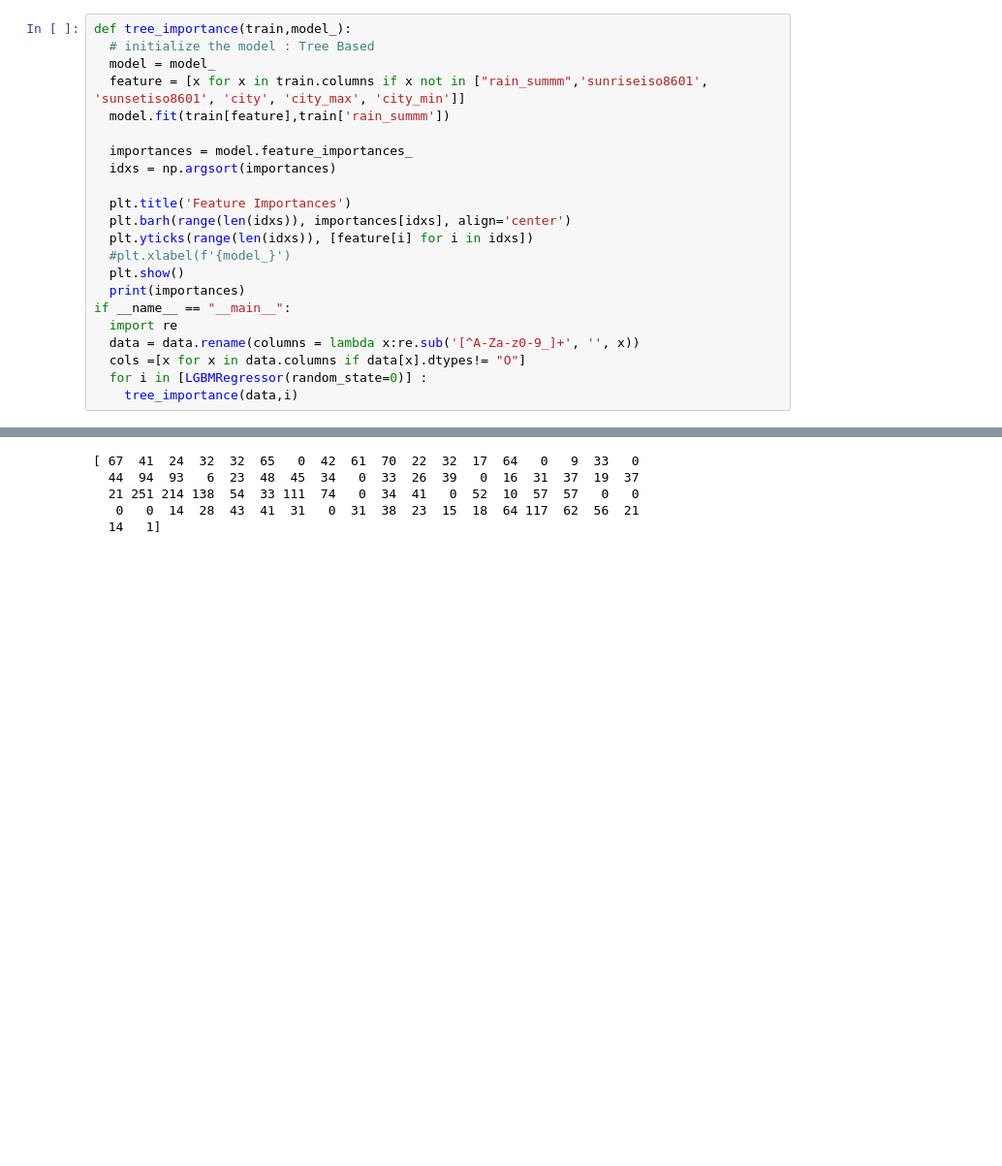
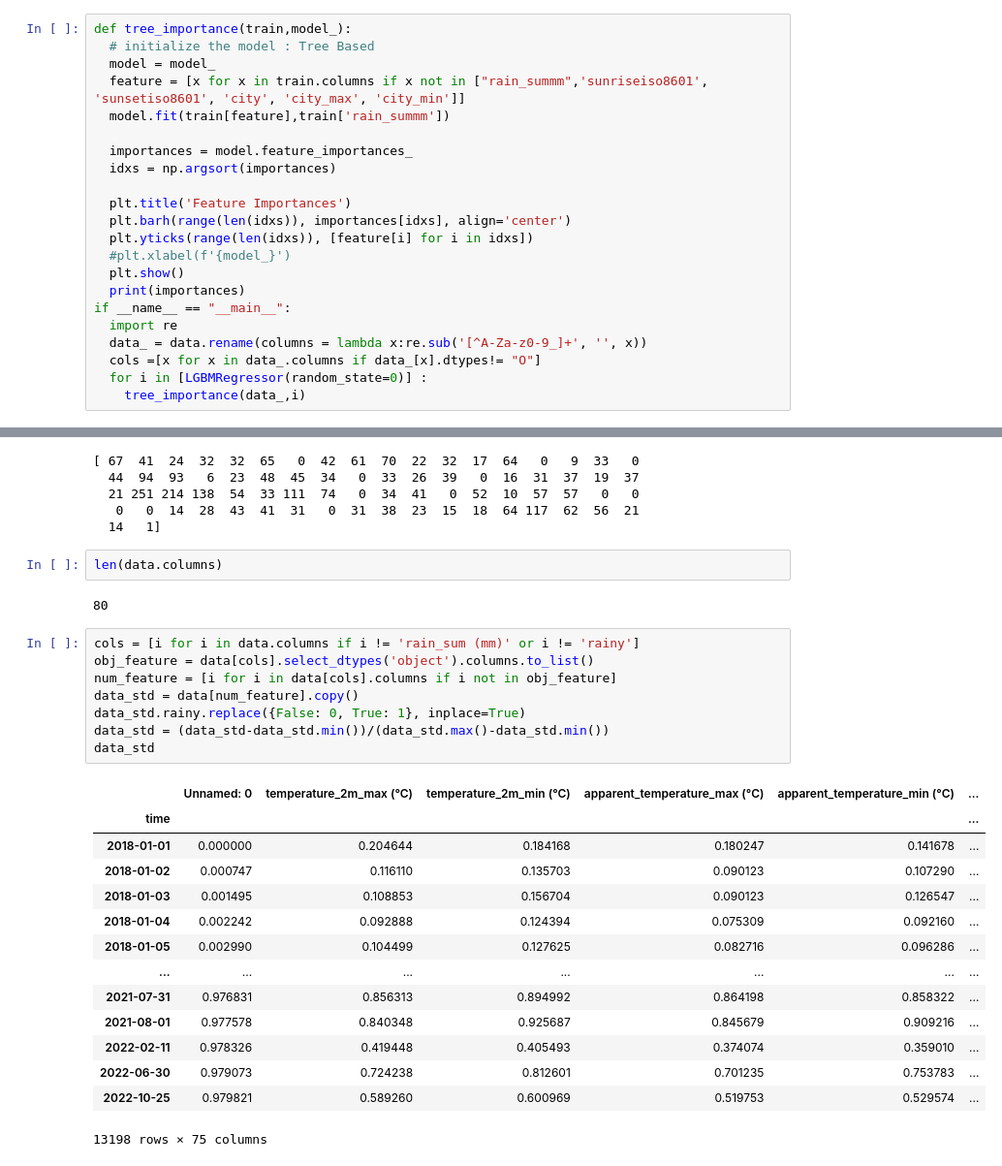
Before and after one commit to abilcode/weather-forecasting, a Jupyter notebook: model/exploration.ipynb, the cells around one changed output, grey strips where cells are left out. Shown at 97% size. Drawn from its saved outputs; the diff is of its cells as text; blank space fills up the shorter version.

```diff
--- a/model/exploration.ipynb
+++ b/model/exploration.ipynb
@@ -65,10 +72,10 @@ def tree_importance(train,model_):
   print(importances)
 if __name__ == "__main__":
   import re
-  data = data.rename(columns = lambda x:re.sub('[^A-Za-z0-9_]+', '', x))
-  cols =[x for x in data.columns if data[x].dtypes!= "O"]
+  data_ = data.rename(columns = lambda x:re.sub('[^A-Za-z0-9_]+', '', x))
+  cols =[x for x in data_.columns if data_[x].dtypes!= "O"]
   for i in [LGBMRegressor(random_state=0)] :
-    tree_importance(data,i)
+    tree_importance(data_,i)
 # %% [output]
 [figure]
 [ 67  41  24  32  32  65   0  42  61  70  22  32  17  64   0   9  33   0
@@ -76,3 +83,30 @@ if __name__ == "__main__":
   21 251 214 138  54  33 111  74   0  34  41   0  52  10  57  57   0   0
    0   0  14  28  43  41  31   0  31  38  23  15  18  64 117  62  56  21
   14   1]
+# %%
+len(data.columns)
+# %% [output]
+80
+# %%
+cols = [i for i in data.columns if i != 'rain_sum (mm)' or i != 'rainy']
+obj_feature = data[cols].select_dtypes('object').columns.to_list()
+num_feature = [i for i in data[cols].columns if i not in obj_feature]
+data_std = data[num_feature].copy()
+data_std.rainy.replace({False: 0, True: 1}, inplace=True)
+data_std = (data_std-data_std.min())/(data_std.max()-data_std.min())
+data_std
+# %% [output]
+|  | Unnamed: 0 | temperature_2m_max (°C) | temperature_2m_min (°C) | apparent_temperature_max (°C) | apparent_temperature_min (°C) | ... |
+| time |  |  |  |  |  | ... |
+| 2018-01-01 | 0.000000 | 0.204644 | 0.184168 | 0.180247 | 0.141678 | ... |
+| 2018-01-02 | 0.000747 | 0.116110 | 0.135703 | 0.090123 | 0.107290 | ... |
+| 2018-01-03 | 0.001495 | 0.108853 | 0.156704 | 0.090123 | 0.126547 | ... |
+| 2018-01-04 | 0.002242 | 0.092888 | 0.124394 | 0.075309 | 0.092160 | ... |
+| 2018-01-05 | 0.002990 | 0.104499 | 0.127625 | 0.082716 | 0.096286 | ... |
+| ... | ... | ... | ... | ... | ... | ... |
+| 2021-07-31 | 0.976831 | 0.856313 | 0.894992 | 0.864198 | 0.858322 | ... |
+| 2021-08-01 | 0.977578 | 0.840348 | 0.925687 | 0.845679 | 0.909216 | ... |
+| 2022-02-11 | 0.978326 | 0.419448 | 0.405493 | 0.374074 | 0.359010 | ... |
+| 2022-06-30 | 0.979073 | 0.724238 | 0.812601 | 0.701235 | 0.753783 | ... |
+| 2022-10-25 | 0.979821 | 0.589260 | 0.600969 | 0.519753 | 0.529574 | ... |
+13198 rows × 75 columns
```
Also changed, not shown: parts of 7 cells of this notebook, 13 other files.
